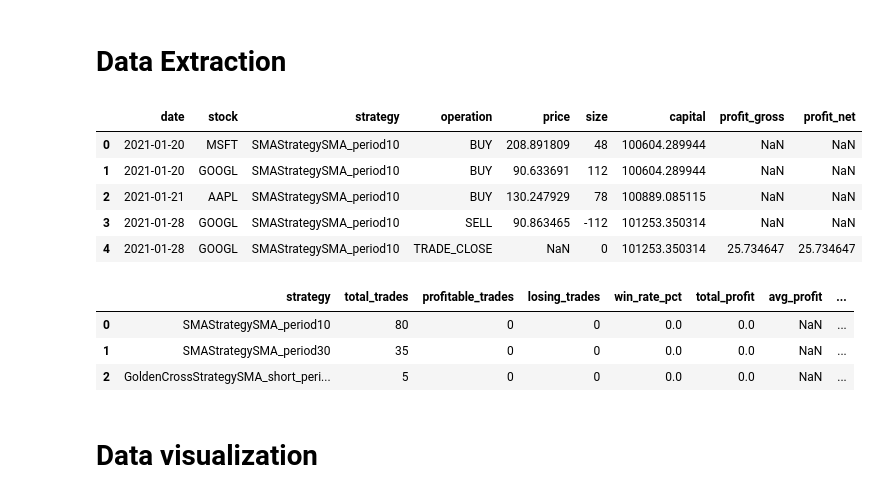
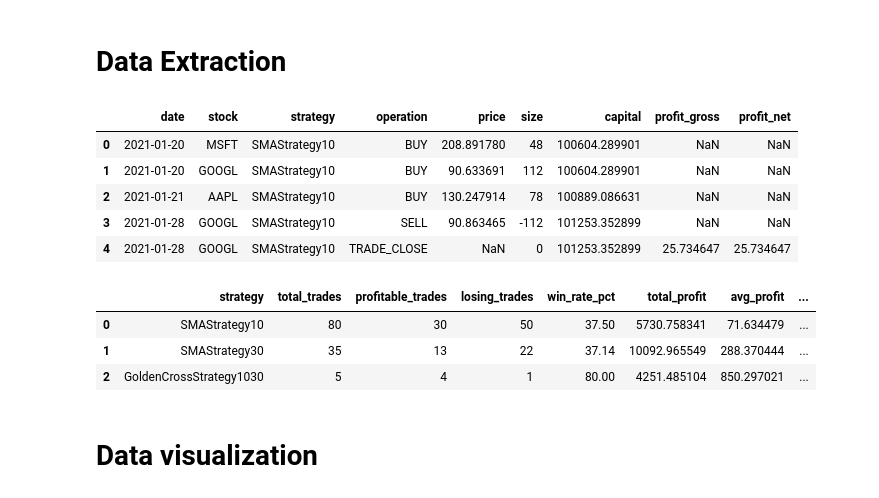
Before and after one commit to LautaroBarraza/Challenge-Tecnico-Tradespark, a Jupyter notebook: src/utils/strategies_transaction_close_resume.ipynb, the cells around one changed output. Drawn from its saved outputs; the diff is of its cells as text; code cells hidden in the pictures.

```diff
--- a/src/utils/strategies_transaction_close_resume.ipynb
+++ b/src/utils/strategies_transaction_close_resume.ipynb
@@ -4,15 +5,15 @@ import matplotlib.pyplot as plt
 # %% [markdown]
 # Data Extraction
 # %%
-data_transactions = pd.read_csv('../../transaction_report.csv')
+data_transactions = pd.read_csv('../../outputs/reports/transaction_report.csv')
 data_transactions.head()
 # %% [output]
 |  | date | stock | strategy | operation | price | size | capital | profit_gross | profit_net |
-| 0 | 2021-01-20 | MSFT | SMAStrategySMA_period10 | BUY | 208.891809 | 48 | 100604.289944 | NaN | NaN |
-| 1 | 2021-01-20 | GOOGL | SMAStrategySMA_period10 | BUY | 90.633691 | 112 | 100604.289944 | NaN | NaN |
-| 2 | 2021-01-21 | AAPL | SMAStrategySMA_period10 | BUY | 130.247929 | 78 | 100889.085115 | NaN | NaN |
-| 3 | 2021-01-28 | GOOGL | SMAStrategySMA_period10 | SELL | 90.863465 | -112 | 101253.350314 | NaN | NaN |
-| 4 | 2021-01-28 | GOOGL | SMAStrategySMA_period10 | TRADE_CLOSE | NaN | 0 | 101253.350314 | 25.734647 | 25.734647 |
+| 0 | 2021-01-20 | MSFT | SMAStrategy10 | BUY | 208.891780 | 48 | 100604.289901 | NaN | NaN |
+| 1 | 2021-01-20 | GOOGL | SMAStrategy10 | BUY | 90.633691 | 112 | 100604.289901 | NaN | NaN |
+| 2 | 2021-01-21 | AAPL | SMAStrategy10 | BUY | 130.247914 | 78 | 100889.086631 | NaN | NaN |
+| 3 | 2021-01-28 | GOOGL | SMAStrategy10 | SELL | 90.863465 | -112 | 101253.352899 | NaN | NaN |
+| 4 | 2021-01-28 | GOOGL | SMAStrategy10 | TRADE_CLOSE | NaN | 0 | 101253.352899 | 25.734647 | 25.734647 |
 # %%
 data_transactions= data_transactions[data_transactions['operation']=='TRADE_CLOSE']
 strategies=data_transactions['strategy'].unique()
@@ -51,8 +52,8 @@ resume_strat = pd.DataFrame(resume_list, columns=columns)
 resume_strat.head()
 # %% [output]
 |  | strategy | total_trades | profitable_trades | losing_trades | win_rate_pct | total_profit | avg_profit | ... |
-| 0 | SMAStrategySMA_period10 | 80 | 0 | 0 | 0.0 | 0.0 | NaN | ... |
-| 1 | SMAStrategySMA_period30 | 35 | 0 | 0 | 0.0 | 0.0 | NaN | ... |
-| 2 | GoldenCrossStrategySMA_short_peri... | 5 | 0 | 0 | 0.0 | 0.0 | NaN | ... |
+| 0 | SMAStrategy10 | 80 | 30 | 50 | 37.50 | 5730.758341 | 71.634479 | ... |
+| 1 | SMAStrategy30 | 35 | 13 | 22 | 37.14 | 10092.965549 | 288.370444 | ... |
+| 2 | GoldenCrossStrategy1030 | 5 | 4 | 1 | 80.00 | 4251.485104 | 850.297021 | ... |
 # %% [markdown]
 # Data visualization
```
Also changed, not shown: parts of 8 cells of this notebook, 1 other file.
